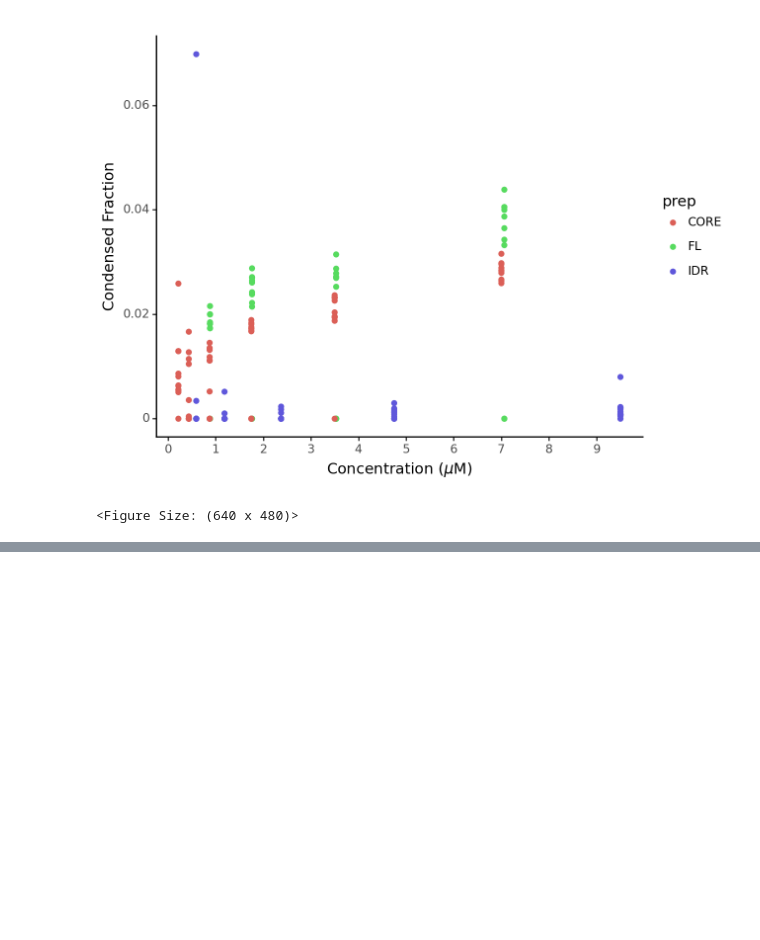
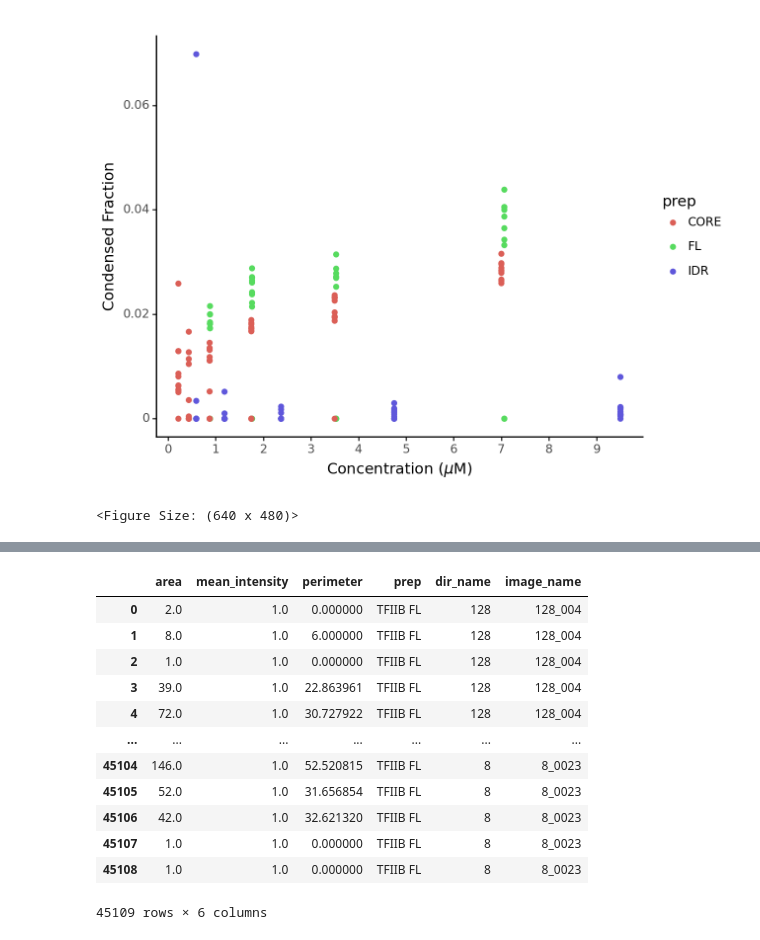
Before and after one commit to dlejeune/llps_analysis, a Jupyter notebook: analysis_sandbox.ipynb, the cells around one changed output, grey strips where cells are left out. Cells and saved outputs as stored; diff of their text form; code cells hidden in the pictures; blank space fills up the shorter version.

```diff
--- a/analysis_sandbox.ipynb
+++ b/analysis_sandbox.ipynb
@@ -92,0 +113,16 @@ pn.ggsave(plot, "all_output_2.png", dpi=1200, width=6, height=4, units="in", ver
+# %%
+regions
+# %% [output]
+|  | area | mean_intensity | perimeter | prep | dir_name | image_name |
+| 0 | 2.0 | 1.0 | 0.000000 | TFIIB FL | 128 | 128_004 |
+| 1 | 8.0 | 1.0 | 6.000000 | TFIIB FL | 128 | 128_004 |
+| 2 | 1.0 | 1.0 | 0.000000 | TFIIB FL | 128 | 128_004 |
+| 3 | 39.0 | 1.0 | 22.863961 | TFIIB FL | 128 | 128_004 |
+| 4 | 72.0 | 1.0 | 30.727922 | TFIIB FL | 128 | 128_004 |
+| ... | ... | ... | ... | ... | ... | ... |
+| 45104 | 146.0 | 1.0 | 52.520815 | TFIIB FL | 8 | 8_0023 |
+| 45105 | 52.0 | 1.0 | 31.656854 | TFIIB FL | 8 | 8_0023 |
+| 45106 | 42.0 | 1.0 | 32.621320 | TFIIB FL | 8 | 8_0023 |
+| 45107 | 1.0 | 1.0 | 0.000000 | TFIIB FL | 8 | 8_0023 |
+| 45108 | 1.0 | 1.0 | 0.000000 | TFIIB FL | 8 | 8_0023 |
+45109 rows × 6 columns
```
Also changed, not shown: parts of 8 cells of this notebook, 2 other files.
